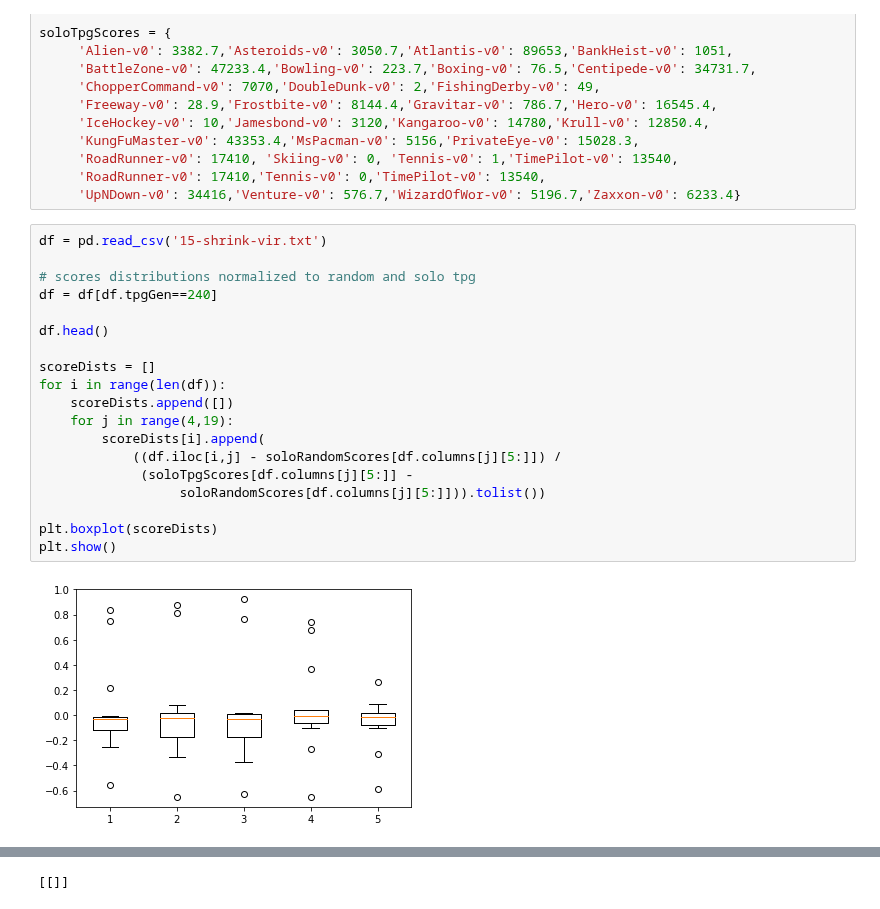
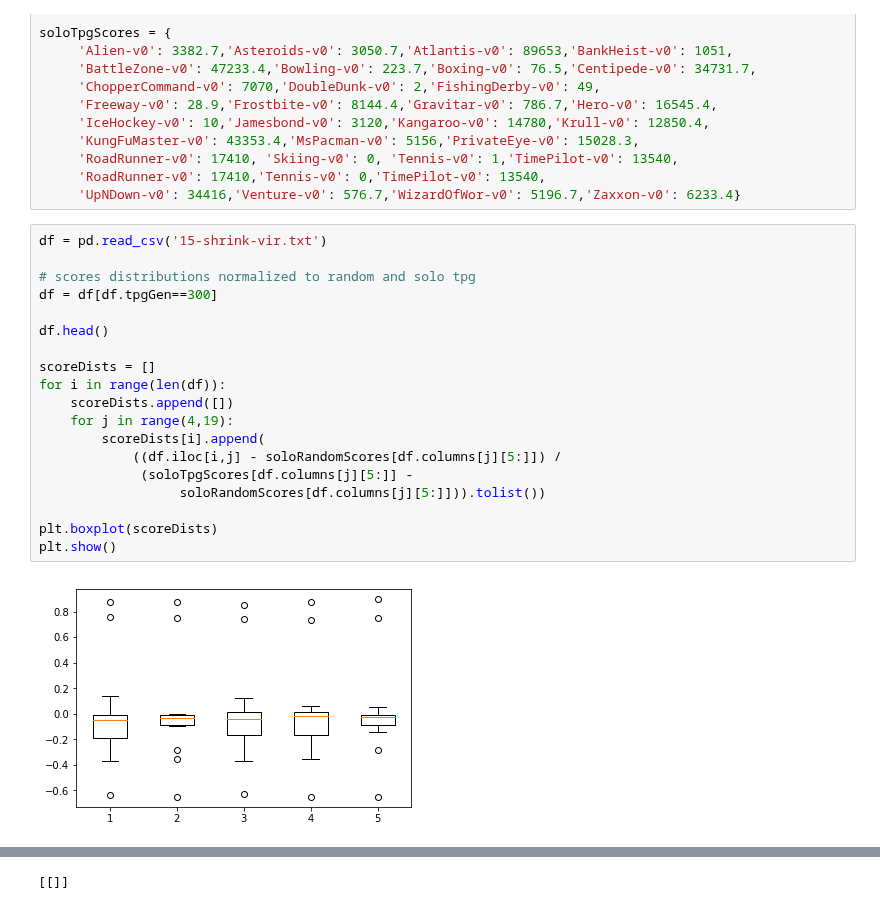
Before and after one commit to Ryan-Amaral/general-game-playing-tpg, a Jupyter notebook: champion-scores/champion-scores.ipynb, the cells around one changed output, grey strips where cells are left out. Drawn from its saved outputs; the diff is of its cells as text.

Commit message:
updated visualizations

```diff
--- a/champion-scores/champion-scores.ipynb
+++ b/champion-scores/champion-scores.ipynb
@@ -29,24 +29,24 @@ soloTpgScores = {
 # %%
 df = pd.read_csv('15-shrink-vir.txt')
 
 # scores distributions normalized to random and solo tpg
-df = df[df.tpgGen==240]
+df = df[df.tpgGen==300]
 
 df.head()
 
 scoreDists = []
 for i in range(len(df)):
     scoreDists.append([])
     for j in range(4,19):
         scoreDists[i].append(
             ((df.iloc[i,j] - soloRandomScores[df.columns[j][5:]]) /
              (soloTpgScores[df.columns[j][5:]] -
                   soloRandomScores[df.columns[j][5:]])).tolist())
 
 plt.boxplot(scoreDists)
 plt.show()
 # %% [output]
-[figure, old version]
+[figure, new version]
 # %%
 df = pd.read_csv('15-shrink-novir.txt')
 
```
Also changed, not shown: parts of 1 cell of this notebook, 1 other file.
